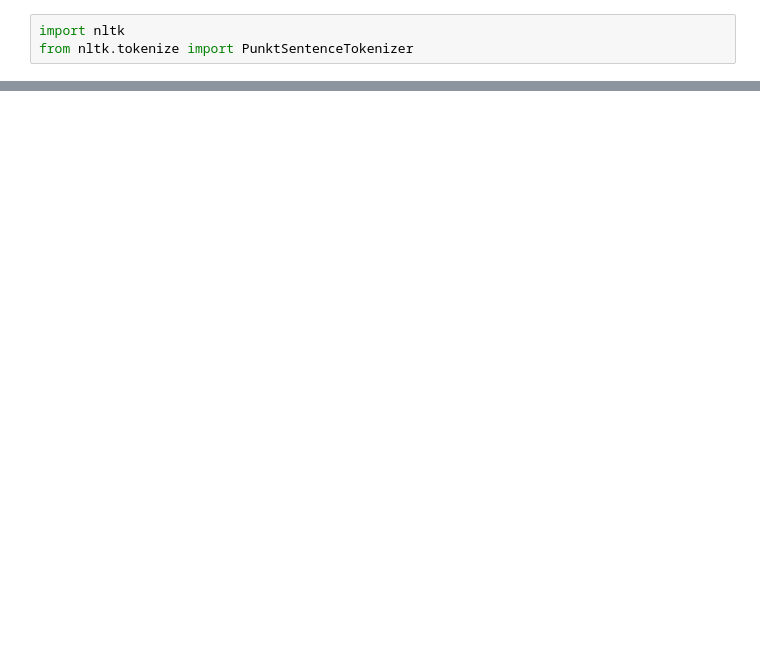
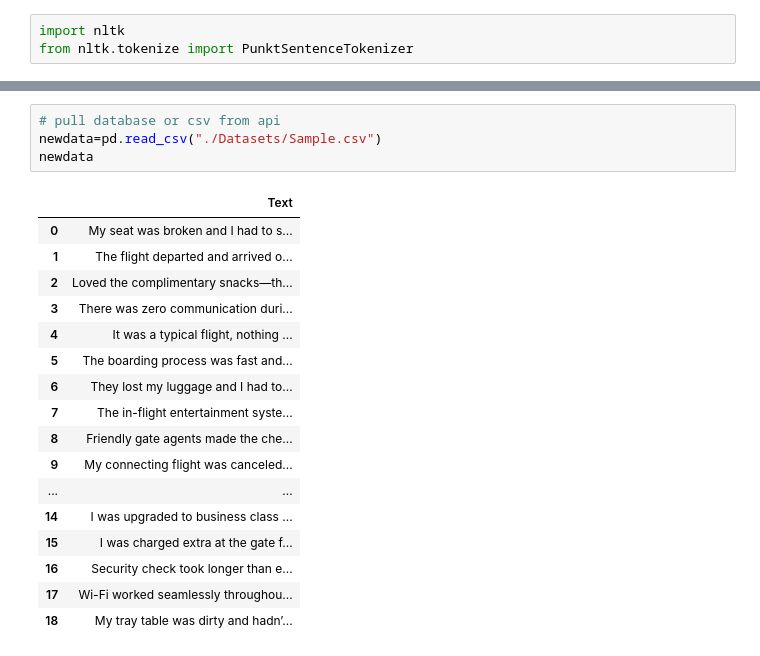
Before and after one commit to wambuikarani/karani, a Jupyter notebook: nlp2.ipynb, the cells around one changed output, grey strips where cells are left out. Saved outputs shown, nothing was run; the diff lists cells and outputs as text; blank space fills up the shorter version.

```diff
--- a/nlp2.ipynb
+++ b/nlp2.ipynb
@@ -69,0 +206,22 @@ old words:['Pochettino', 'leaves', 'Chelsea', 'one', 'season', 'charge', 'JavaSc
+# %%
+# pull database or csv from api
+newdata=pd.read_csv("./Datasets/Sample.csv")
+newdata
+# %% [output]
+|  | Text |
+| 0 | My seat was broken and I had to s... |
+| 1 | The flight departed and arrived o... |
+| 2 | Loved the complimentary snacks—th... |
+| 3 | There was zero communication duri... |
+| 4 | It was a typical flight, nothing ... |
+| 5 | The boarding process was fast and... |
+| 6 | They lost my luggage and I had to... |
+| 7 | The in-flight entertainment syste... |
+| 8 | Friendly gate agents made the che... |
+| 9 | My connecting flight was canceled... |
+| ... | ... |
+| 14 | I was upgraded to business class ... |
+| 15 | I was charged extra at the gate f... |
+| 16 | Security check took longer than e... |
+| 17 | Wi-Fi worked seamlessly throughou... |
+| 18 | My tray table was dirty and hadn’... |
```
Also changed, not shown: parts of 18 cells of this notebook, 2 other files.
